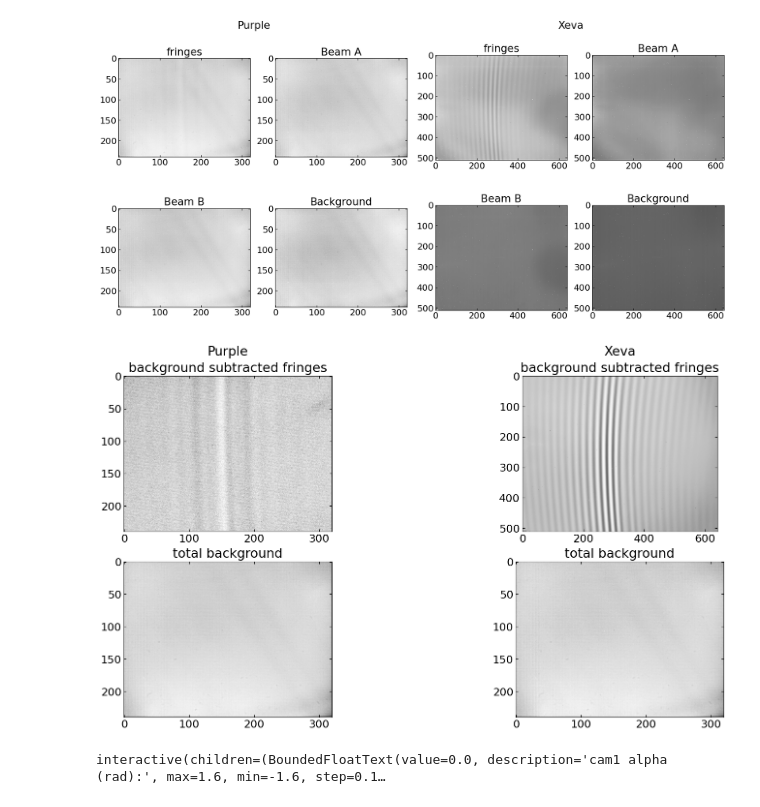
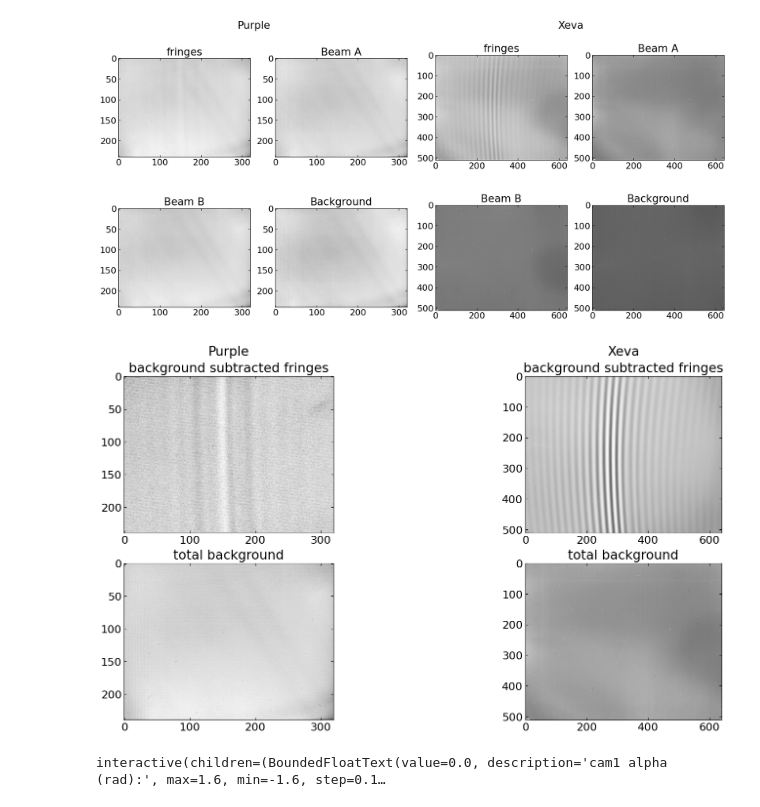
Before and after one commit to Jammi-Dodgers/THz-interferometry, a Jupyter notebook: FTIR_step_by_step.ipynb, the cells around one changed output. Saved outputs shown, nothing was run; the diff lists cells and outputs as text; code cells hidden in the pictures.

```diff
--- a/FTIR_step_by_step.ipynb
+++ b/FTIR_step_by_step.ipynb
@@ -70,31 +70,31 @@ cam2["fringes_subtracted"], cam2["no_fringes"] = FTIR.bg_subtract(cam2["fringes"
 # %%
 fig = plt.figure(layout= "constrained", figsize= (16, 8))
 subfigs = fig.subfigures(1, 2)
 
 cam1["axs"] = subfigs[0].subplots(2, 1)
 cam1["axs"] = cam1["axs"].flatten()
 subfigs[0].suptitle(cam1["label"])
 
 im1 = cam1["axs"][0].imshow(cam1["fringes_subtracted"][:,:,cam1["ref"]])
 cam1["axs"][0].set(title= "background subtracted fringes")
 
-im2 = cam1["axs"][1].imshow(no_fringes[:,:,ref])
+im2 = cam1["axs"][1].imshow(cam1["no_fringes"][:,:,cam1["ref"]])
 cam1["axs"][1].set(title= "total background")
 
 
 cam2["axs"] = subfigs[1].subplots(2, 1)
 cam2["axs"] = cam2["axs"].flatten()
 subfigs[1].suptitle(cam2["label"])
 
 im3 = cam2["axs"][0].imshow(cam2["fringes_subtracted"][:,:,cam2["ref"]])
 cam2["axs"][0].set(title= "background subtracted fringes")
 
-im4 = cam2["axs"][1].imshow(no_fringes[:,:,ref])
+im4 = cam2["axs"][1].imshow(cam2["no_fringes"][:,:,cam2["ref"]])
 cam2["axs"][1].set(title= "total background")
 
 plt.show()
 # %% [output]
-[figure, old version]
+[figure, new version]
 # %%
 ########### STEP 2: MAKE 1D #############
 
```
Also changed, not shown: parts of 7 cells of this notebook, 3 other files.
